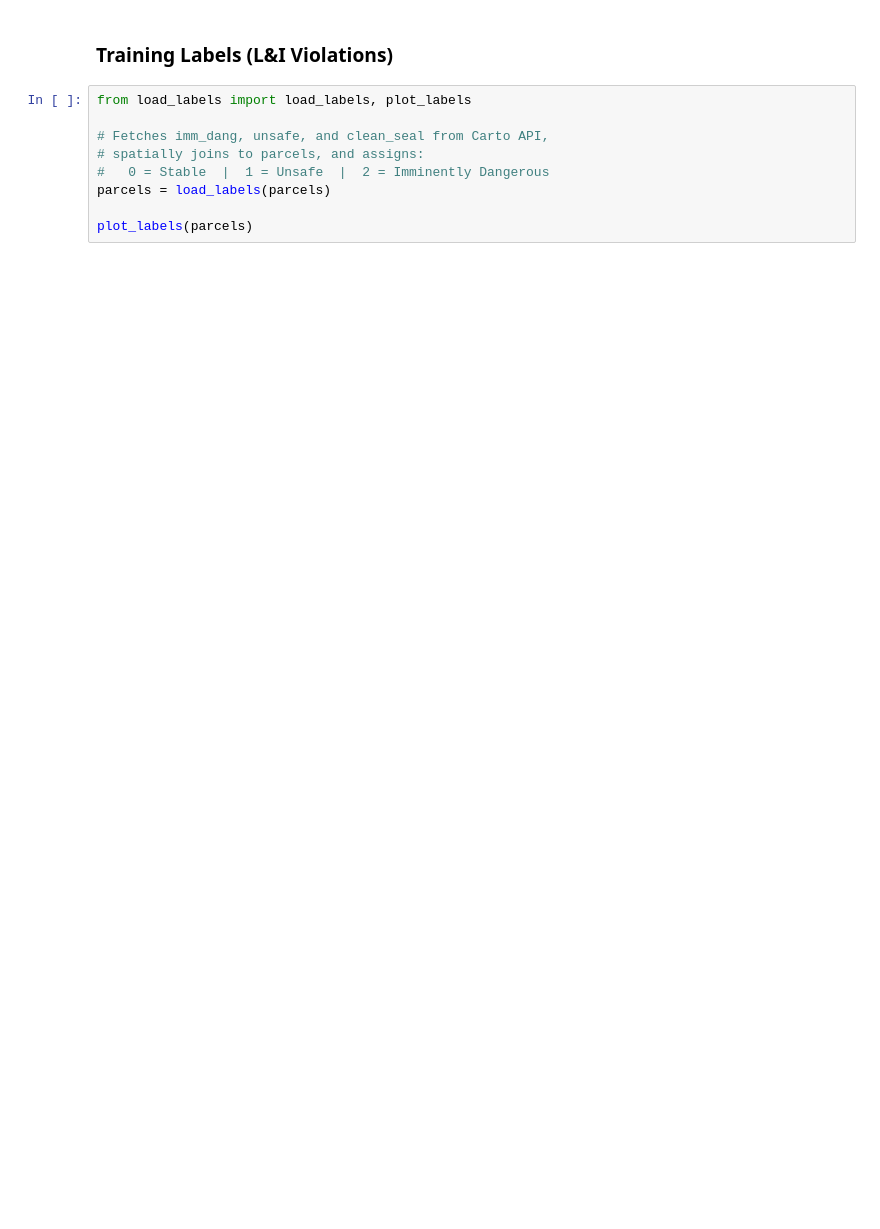
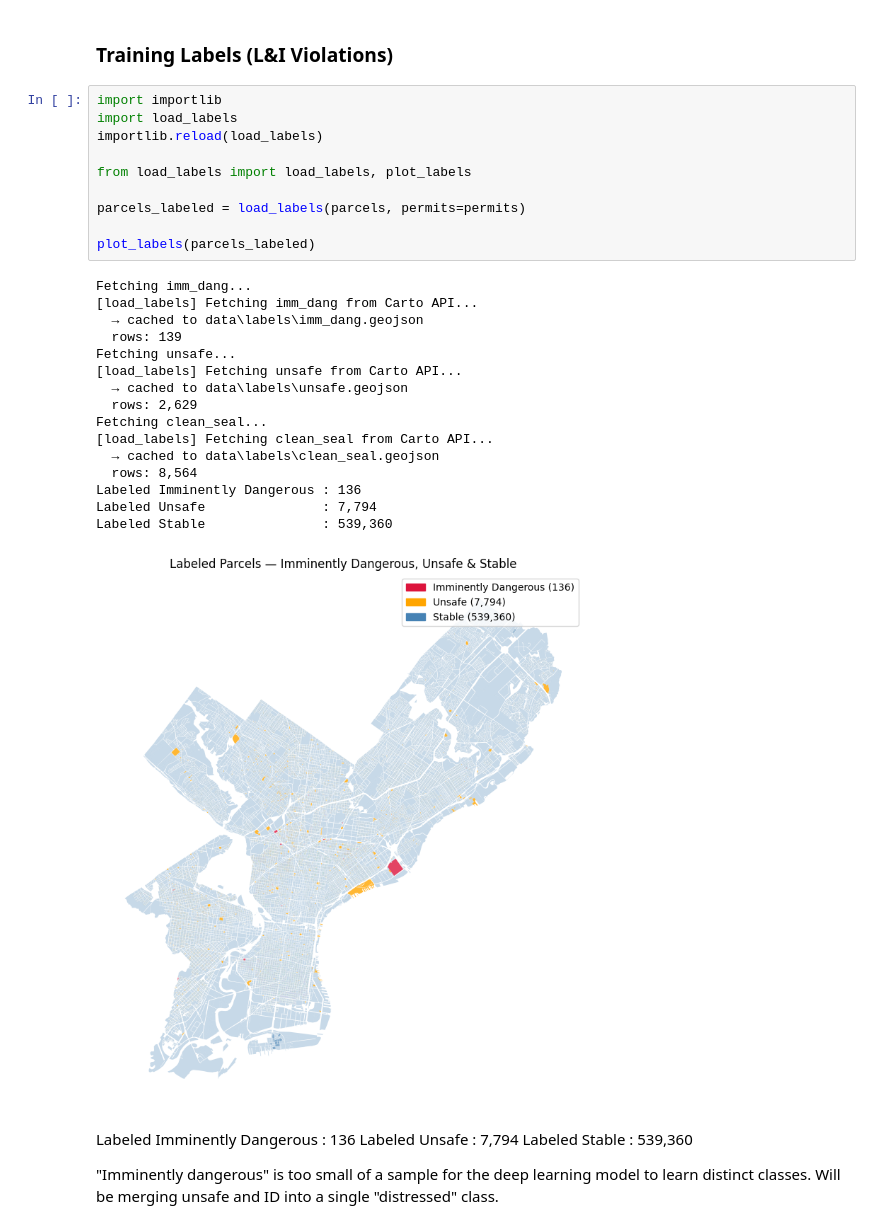
Before and after one commit to hssherr/musa6500-finalproject, a Jupyter notebook: main.ipynb, the cells around one changed output. Cells and saved outputs as stored; diff of their text form; blank space fills up the shorter version.

```diff
--- a/main.ipynb
+++ b/main.ipynb
@@ -84,11 +118,35 @@ Permits: 13,899
 # %% [markdown]
 ### Training Labels (L&I Violations)
-# %%
-from load_labels import load_labels, plot_labels
-
-# Fetches imm_dang, unsafe, and clean_seal from Carto API,
-# spatially joins to parcels, and assigns:
-#   0 = Stable  |  1 = Unsafe  |  2 = Imminently Dangerous
-parcels = load_labels(parcels)
-
-plot_labels(parcels)
+# %%
+import importlib
+import load_labels
+importlib.reload(load_labels)
+
+from load_labels import load_labels, plot_labels
+
+parcels_labeled = load_labels(parcels, permits=permits)
+
+plot_labels(parcels_labeled)
+# %% [output]
+Fetching imm_dang...
+[load_labels] Fetching imm_dang from Carto API...
+  → cached to data\labels\imm_dang.geojson
+  rows: 139
+Fetching unsafe...
+[load_labels] Fetching unsafe from Carto API...
+  → cached to data\labels\unsafe.geojson
+  rows: 2,629
+Fetching clean_seal...
+[load_labels] Fetching clean_seal from Carto API...
+  → cached to data\labels\clean_seal.geojson
+  rows: 8,564
+Labeled Imminently Dangerous : 136
+Labeled Unsafe               : 7,794
+Labeled Stable               : 539,360
+[figure, added]
+# %% [markdown]
+Labeled Imminently Dangerous : 136
+Labeled Unsafe               : 7,794
+Labeled Stable               : 539,360
+
+"Imminently dangerous" is too small of a sample for the deep learning model to learn distinct classes. Will be merging unsafe and ID into a single "distressed" class.
```
Also changed, not shown: parts of 23 cells of this notebook, 6 other files.
